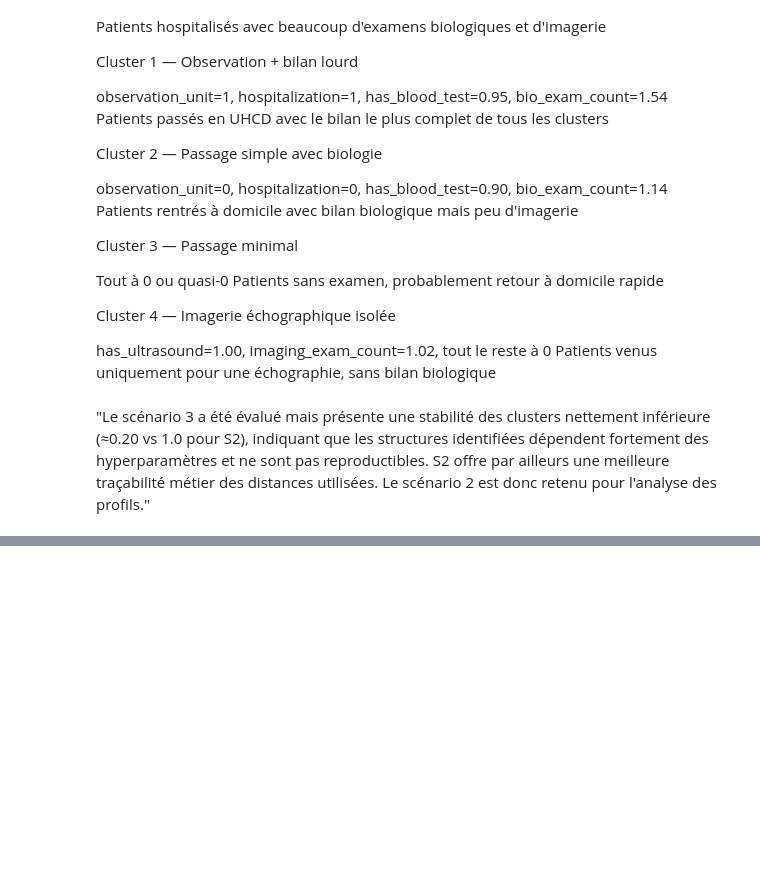
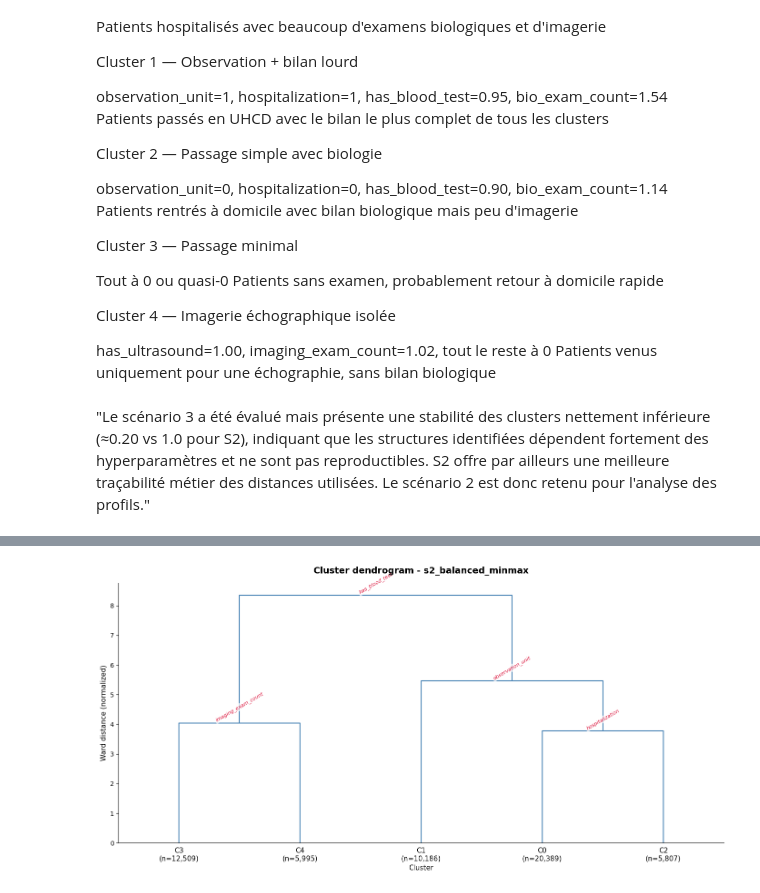
Before and after one commit to nadelor/stage_m2, a Jupyter notebook: 9_clustering_pipeline.ipynb, the cells around one changed output, grey strips where cells are left out. Saved outputs shown, nothing was run; the diff lists cells and outputs as text; code cells hidden in the pictures; blank space fills up the shorter version.

```diff
--- a/9_clustering_pipeline.ipynb
+++ b/9_clustering_pipeline.ipynb
@@ -1340,0 +1382,78 @@ run_full_postprocessing(
+# %%
+run_label = "s2_balanced"
+scaler    = "minmax"
+
+df = load_and_preprocess(CSV_PATH)
+N  = len(df)
+print(f"Dataset loaded: {N:,} patients, {df.shape[1]} variables")
+
+
+# -------------------------------------------------------------------------------------------
+# UPDATE AFTER CHUNK 3
+FINAL_PARAMS = {
+    "s2_balanced_minmax"   : (0.06, 0.05),
+}
+# Conversion % -> valeurs absolues
+mcs_pct, ms_pct = FINAL_PARAMS[f"{run_label}_{scaler}"]
+mcs = max(10, int(N * mcs_pct))
+ms  = max(1,  int(mcs * ms_pct))
+print(f"N={N:,} → mcs={mcs:,} | ms={ms}")
+
+# 1. Charger la matrice déjà calculée
+npz_path = os.path.join(OUTPUT_DIR, scaler, run_label, f"distance_matrix_{run_label}_latest.npz")
+D        = np.load(npz_path)["D"]
+
+# 2. Reconstruire df_sub
+cols   = [c for c in SCENARIOS["scenario_2"] if c in df.columns]
+df_sub = df[cols].copy().dropna()
+
+# 3. Lancer HDBSCAN
+clusterer = hdbscan.HDBSCAN(
+    min_cluster_size=mcs, min_samples=ms,
+    metric="precomputed", cluster_selection_method=HDBSCAN_CLUSTER_METHOD,
+    gen_min_span_tree=True,
+).fit(D)
+
+labels          = clusterer.labels_
+unique_clusters = np.unique(labels[labels != -1])
+
+# 4. Taille des clusters + outliers
+print(f"\nN total    : {len(labels):,}")
+print(f"N outliers : {(labels == -1).sum():,} ({100*(labels == -1).mean():.1f}%)")
+print(f"N clusters : {len(unique_clusters)}\n")
+print("Taille par cluster :")
+for c in unique_clusters:
+    n = (labels == c).sum()
+    print(f"  Cluster {c} : {n:,} ({100*n/len(labels):.1f}%)")
+
+# 5. Cluster le plus proche des outliers
+outlier_idx = np.where(labels == -1)[0]
+mean_dists  = np.stack([
+    D[outlier_idx][:, labels == c].mean(axis=1)
+    for c in unique_clusters
+], axis=1)
+nearest_cluster = unique_clusters[mean_dists.argmin(axis=1)]
+df_nearest = pd.DataFrame({
+    "nearest_cluster": nearest_cluster,
+    "mean_dist":       mean_dists.min(axis=1).round(4)
+})
+print(f"\nCluster le plus proche des outliers :")
+print(df_nearest["nearest_cluster"].value_counts())
+
+# 6. Sauvegarder CSV
+out_dir = os.path.join(OUTPUT_DIR, scaler, run_label, f"final_mcs{mcs}_ms{ms}")
+os.makedirs(out_dir, exist_ok=True)
+df_out            = df.loc[df_sub.index].copy()
+df_out["cluster"] = labels
+df_out.to_csv(os.path.join(out_dir, f"clustering_{run_label}_{scaler}.csv"), index=True)
+print(f"\nCSV sauvegardé : {out_dir}")
+
+# 7. Postprocessing (long)
+run_full_postprocessing(
+    df_sub=df_sub, D=D, fit_input=D,
+    labels=labels, clusterer=clusterer,
+    run_label=f"{run_label}_{scaler}",
+    out_dir=out_dir,
+    metric="precomputed",
+)
+# %% [output]
@@ -1340,0 +1503 @@ run_full_postprocessing(
+[figure, added]
```
Also changed, not shown: parts of 8 cells of this notebook, 16 other files.
